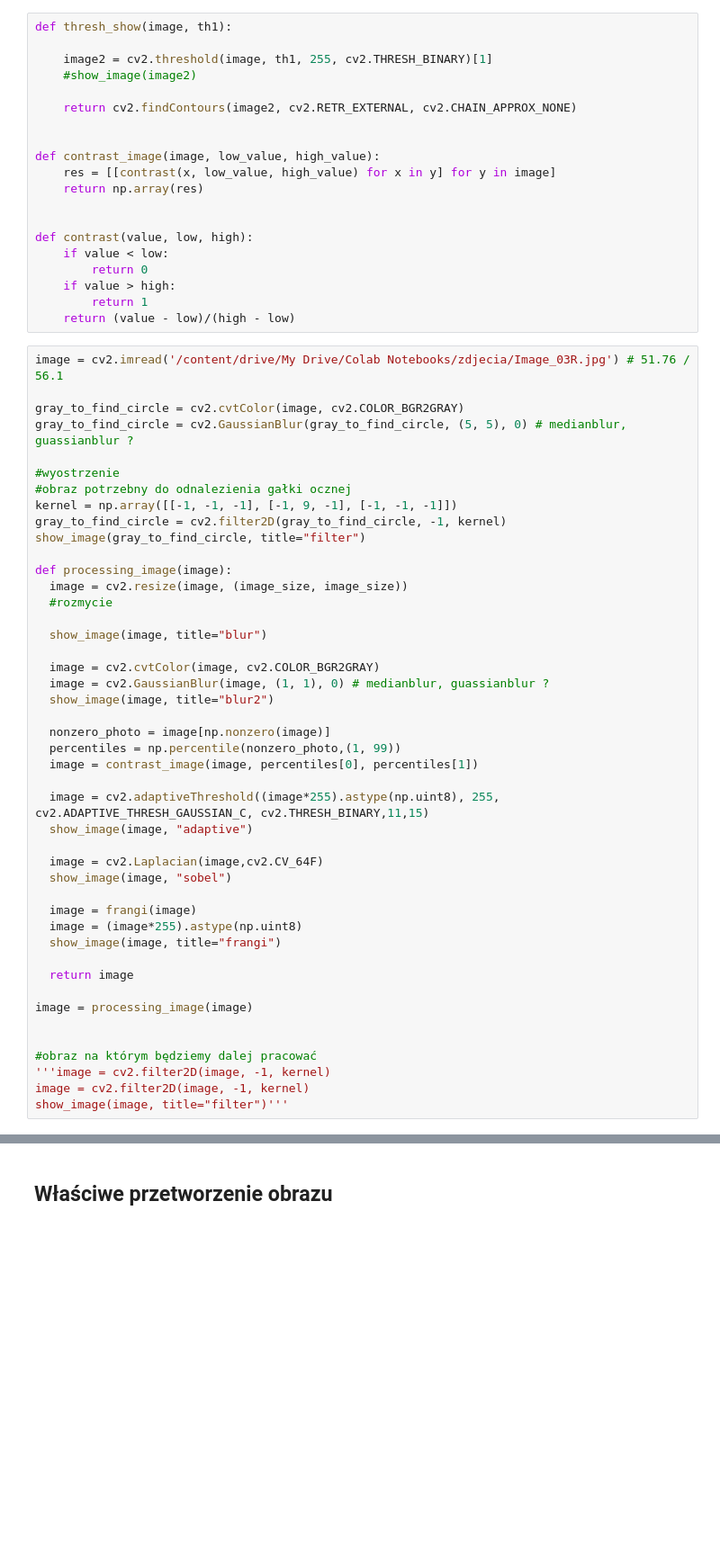
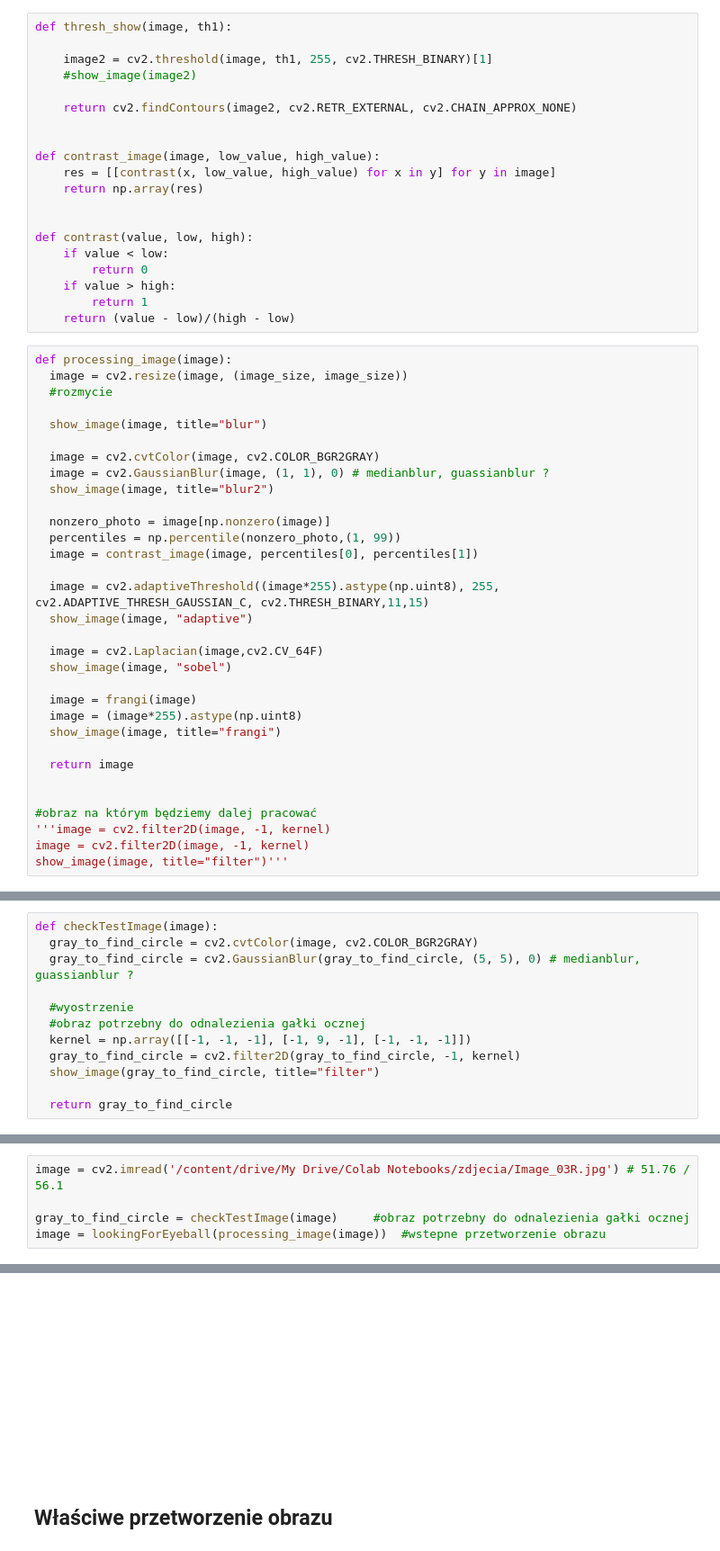
Before and after one commit to EwaKomkowska/Informatyka_w_medycynie, a Jupyter notebook: SitkowkaOka/SiatkowkaOkaBeata.ipynb, the cells around one changed output, grey strips where cells are left out. Shown at 90% size. Saved outputs shown, nothing was run; the diff lists cells and outputs as text; blank space fills up the shorter version.

```diff
--- a/SitkowkaOka/SiatkowkaOkaBeata.ipynb
+++ b/SitkowkaOka/SiatkowkaOkaBeata.ipynb
@@ -71,17 +69,6 @@ def contrast(value, low, high):
         return 1
     return (value - low)/(high - low)
 # %%
-image = cv2.imread('/content/drive/My Drive/Colab Notebooks/zdjecia/Image_03R.jpg') # 51.76 / 56.1
-
-gray_to_find_circle = cv2.cvtColor(image, cv2.COLOR_BGR2GRAY)
-gray_to_find_circle = cv2.GaussianBlur(gray_to_find_circle, (5, 5), 0) # medianblur, guassianblur ?
-
-#wyostrzenie
-#obraz potrzebny do odnalezienia gałki ocznej
-kernel = np.array([[-1, -1, -1], [-1, 9, -1], [-1, -1, -1]])
-gray_to_find_circle = cv2.filter2D(gray_to_find_circle, -1, kernel)
-show_image(gray_to_find_circle, title="filter")
-
 def processing_image(image):
   image = cv2.resize(image, (image_size, image_size))
   #rozmycie
@@ -108,8 +95,6 @@ def processing_image(image):
 
   return image
 
-image = processing_image(image)
-
 
 #obraz na którym będziemy dalej pracować
 '''image = cv2.filter2D(image, -1, kernel)
@@ -165,0 +146,12 @@ show_image(rgb, title="wiodacy obraz z konturami galki ocznej i wypelnieniem" )
+# %%
+def checkTestImage(image):
+  gray_to_find_circle = cv2.cvtColor(image, cv2.COLOR_BGR2GRAY)
+  gray_to_find_circle = cv2.GaussianBlur(gray_to_find_circle, (5, 5), 0) # medianblur, guassianblur ?
+
+  #wyostrzenie
+  #obraz potrzebny do odnalezienia gałki ocznej
+  kernel = np.array([[-1, -1, -1], [-1, 9, -1], [-1, -1, -1]])
+  gray_to_find_circle = cv2.filter2D(gray_to_find_circle, -1, kernel)
+  show_image(gray_to_find_circle, title="filter")
+
+  return gray_to_find_circle
@@ -165,0 +160,6 @@ show_image(rgb, title="wiodacy obraz z konturami galki ocznej i wypelnieniem" )
+# %%
+image = cv2.imread('/content/drive/My Drive/Colab Notebooks/zdjecia/Image_03R.jpg') # 51.76 / 56.1
+
+gray_to_find_circle = checkTestImage(image)     #obraz potrzebny do odnalezienia gałki ocznej
+image = lookingForEyeball(processing_image(image))  #wstepne przetworzenie obrazu
+# %% [output]
@@ -166,3 +173,4 @@ show_image(rgb, title="wiodacy obraz z konturami galki ocznej i wypelnieniem" )
+[figure, added]
 # %% [markdown]
 ## Właściwe przetworzenie obrazu
 # %%
```
Also changed, not shown: parts of 31 cells of this notebook.
